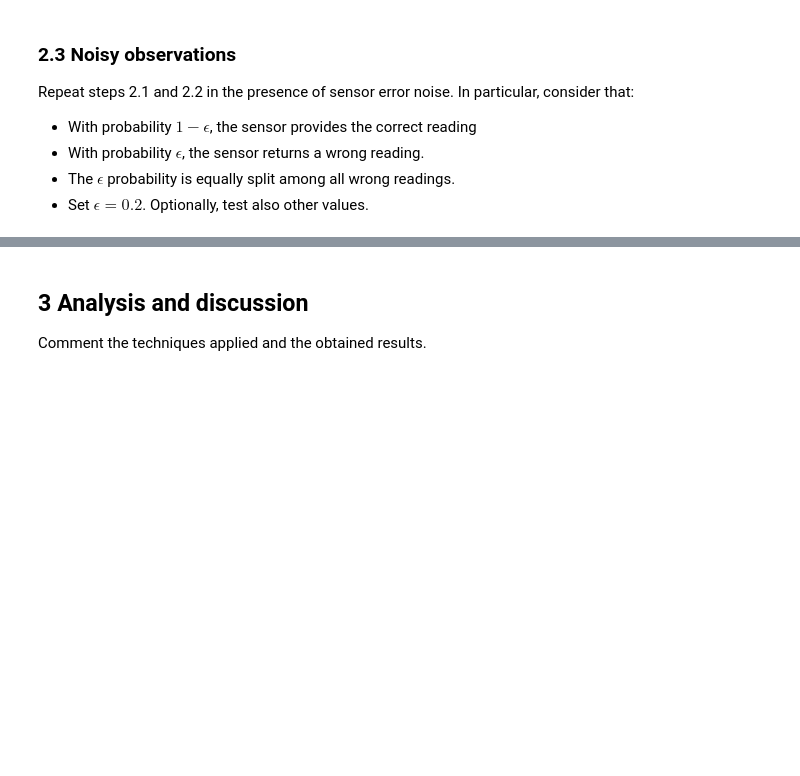
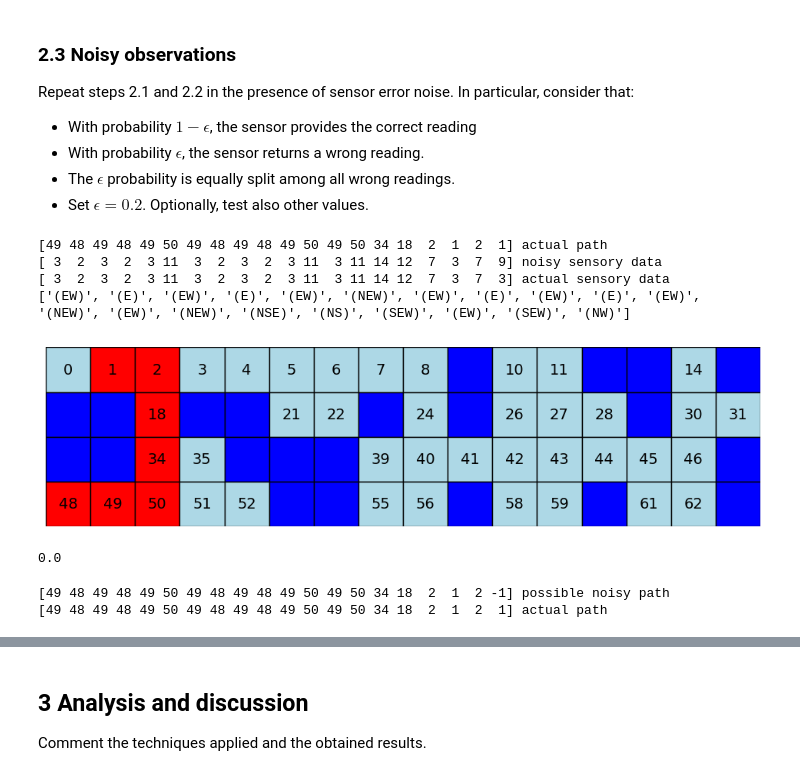
Before and after one commit to artem-starodubtsev/prob_proj, a Jupyter notebook: hmm-assignment-exercise.ipynb, the cells around one changed output, grey strips where cells are left out. Saved outputs shown, nothing was run; the diff lists cells and outputs as text; code cells hidden in the pictures; blank space fills up the shorter version.

```diff
--- a/hmm-assignment-exercise.ipynb
+++ b/hmm-assignment-exercise.ipynb
@@ -279,0 +298,40 @@ esp = 0.2
+# %%
+esp = 0.05
+
+
+def build_noisy_y(Z, Y, B):
+    for i in range(t):
+        if np.random.uniform() >= esp:
+            Y[i] = np.argmax(B[Z[i]])
+        else:
+            Y[i] = np.random.randint(0, 16)
+
+
+print(Z, 'actual path')
+Y_noisy = np.zeros(t, dtype=int)
+build_noisy_y(Z, Y_noisy, B)
+print(Y_noisy, 'noisy sensory data')
+print(Y, 'actual sensory data')
+print(list(map(vocabulary.__getitem__, Y_noisy)))
+
+fig, ax = plt.subplots(figsize=(12, 9))
+plot_maze(ax, maze, Z=Z)
+# %% [output]
+[49 48 49 48 49 50 49 48 49 48 49 50 49 50 34 18  2  1  2  1] actual path
+[ 3  2  3  2  3 11  3  2  3  2  3 11  3 11 14 12  7  3  7  9] noisy sensory data
+[ 3  2  3  2  3 11  3  2  3  2  3 11  3 11 14 12  7  3  7  3] actual sensory data
+['(EW)', '(E)', '(EW)', '(E)', '(EW)', '(NEW)', '(EW)', '(E)', '(EW)', '(E)', '(EW)', '(NEW)', '(EW)', '(NEW)', '(NSE)', '(NS)', '(SEW)', '(EW)', '(SEW)', '(NW)']
+[figure, added]
+# %%
+alpha, likelihood = likelihood_calc(A, B, Y_noisy, start_prob)
+likelihood
+# %% [output]
+0.0
+# %%
+v, path = viterbi(A, B, Y_noisy, start_prob)
+
+print(path, 'possible noisy path') # N.B.
+print(Z, 'actual path')
+# %% [output]
+[49 48 49 48 49 50 49 48 49 48 49 50 49 50 34 18  2  1  2 -1] possible noisy path
+[49 48 49 48 49 50 49 48 49 48 49 50 49 50 34 18  2  1  2  1] actual path
```
Also changed, not shown: parts of 12 cells of this notebook.
